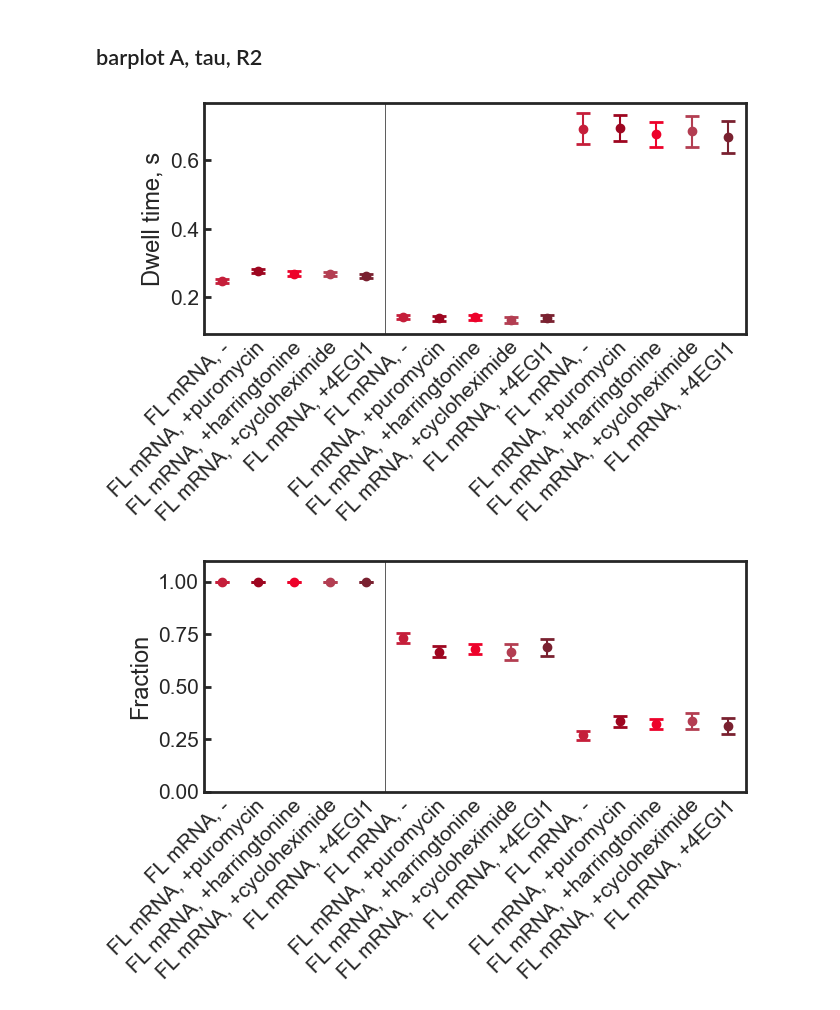
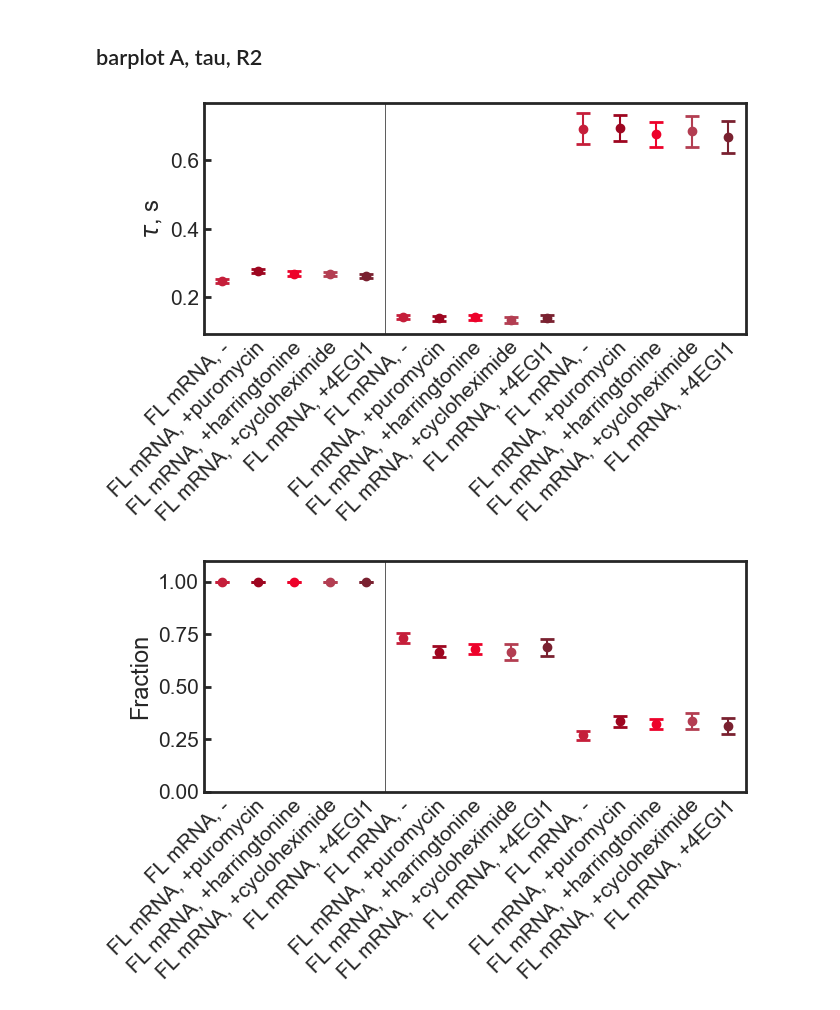
Before and after one commit to walterlab-um/RNA_SPT_in_cellular_condensates, a Jupyter notebook: plot_paper_figure/Fig5_interactions_FLmRNA_translation.ipynb, the cells around one changed output. Saved outputs shown, nothing was run; the diff lists cells and outputs as text; code cells hidden in the pictures.

```diff
--- a/plot_paper_figure/Fig5_interactions_FLmRNA_translation.ipynb
+++ b/plot_paper_figure/Fig5_interactions_FLmRNA_translation.ipynb
@@ -446,39 +446,39 @@ for i in range(len(conditions_ordered)):
         color=colors[i],
     )
 # other settings
-plt.ylabel("Dwell time, s", fontsize=17)
+plt.ylabel(r"$\tau$, s", fontsize=17)
 plt.gca().spines[:].set_linewidth(2)
 plt.gca().tick_params(
     axis="y",
     which="major",
     labelsize=15,
     direction="in",
     bottom=True,
     left=True,
     length=5,
     width=2,
 )
 plt.gca().tick_params(
     axis="x",
     which="major",
     labelsize=15,
 )
 plt.xticks(
     x_pos + 0.3,
     conditions_ordered,
     rotation=45,
     ha="right",
     y=0.04,
 )
 plt.xlim(x_pos[0] - 0.5, x_pos[-1] + 0.5)
 plt.savefig(
     "doterrorplot_tau.png",
     format="png",
     bbox_inches="tight",
     dpi=300,
 )
 # %% [output]
-[figure, old version]
+[figure, new version]
 # %%
 conditions_ordered = lst_title + lst_title + lst_title
 colors = lst_color + lst_color + lst_color
```
Also changed, not shown: parts of 2 cells of this notebook, 2 other files.
